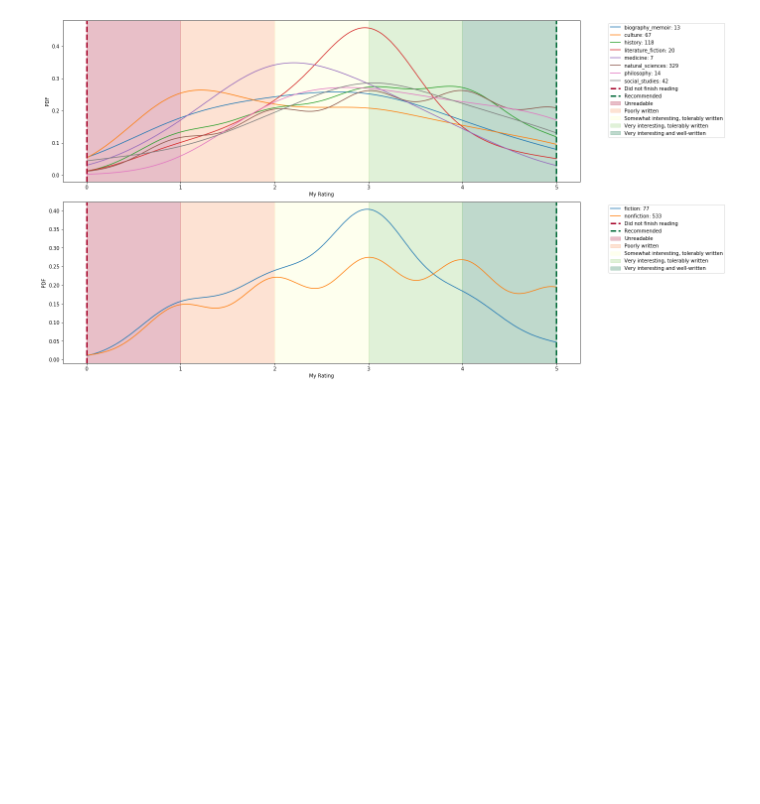
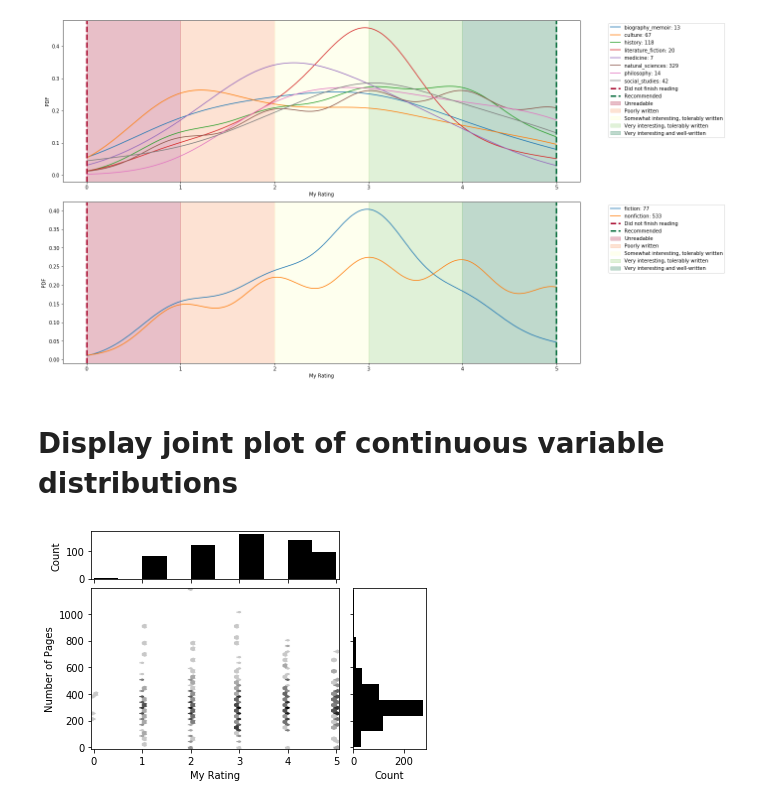
Before and after one commit to craig0a/utilities, a Jupyter notebook: Plotting_demos.ipynb, the cells around one changed output. Drawn from its saved outputs; the diff is of its cells as text; code cells hidden in the pictures; blank space fills up the shorter version.

Commit message:
Adding joint plot; still need to update comments

```diff
--- a/Plotting_demos.ipynb
+++ b/Plotting_demos.ipynb
@@ -50,6 +50,8 @@ philosophy            128
 literature_fiction     77
 technology             23
 dtype: int64
+# %%
+data = data.join(labels)
 # %% [markdown]
 # Display distributions of continuous variable, split by secondary field
 # %%
@@ -86,3 +88,9 @@ fig, ax = feature_distributions(data, features, value_col,
                                 anchor_legend = (1.05, 1))
 # %% [output]
 [figure]
+# %% [markdown]
+# Display joint plot of continuous variable distributions
+# %%
+fig, ax_joint, ax_marg_x, ax_marg_y = jointplot(data['My Rating'], data['Number of Pages'])
+# %% [output]
+[figure, added]
```
Also changed, not shown: parts of 5 cells of this notebook, 1 other file.
